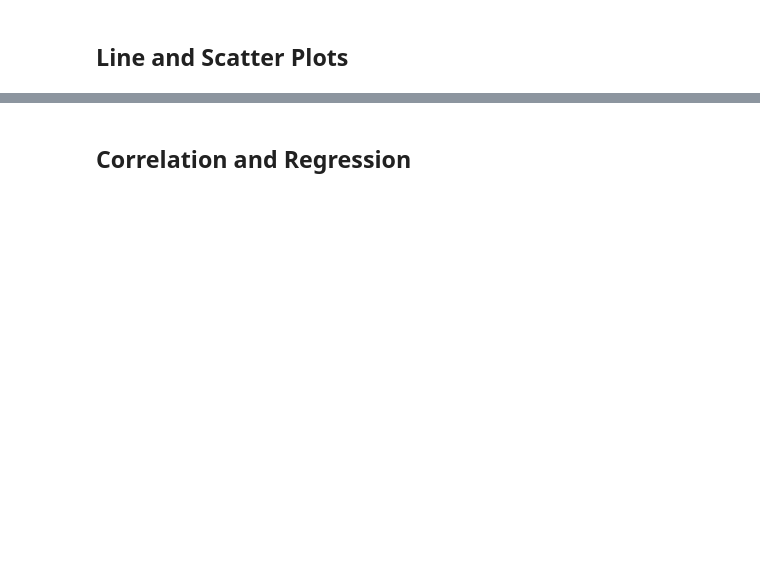
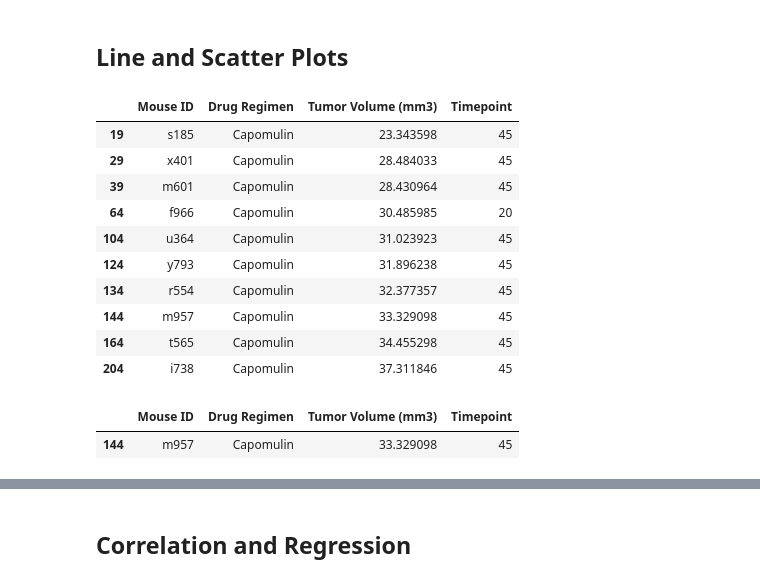
Before and after one commit to flbpilot/Matplotlib-Challenge, a Jupyter notebook: Pymaceuticals/pymaceuticals_starter.ipynb, the cells around one changed output, grey strips where cells are left out. Drawn from its saved outputs; the diff is of its cells as text; code cells hidden in the pictures; blank space fills up the shorter version.

```diff
--- a/Pymaceuticals/pymaceuticals_starter.ipynb
+++ b/Pymaceuticals/pymaceuticals_starter.ipynb
@@ -200,3 +200,13 @@ plt.show
 [figure]
 # %% [markdown]
 ## Quartiles, Outliers and Boxplots
+# %%
+# Calculate the final tumor volume of each mouse across four of the treatment regimens:
+# Capomulin, Ramicane, Infubinol, and Ceftamin
+tumor_volume = clean_results.drop_duplicates(["Mouse ID", "Drug Regimen"], keep="last")
+tumor_volume = tumor_volume[["Mouse ID", "Drug Regimen", "Tumor Volume (mm3)", "Timepoint"]]
+tumor_volume = tumor_volume.loc[(tumor_volume["Drug Regimen"] == "Capomulin")
+                               |(tumor_volume["Drug Regimen"] == "Ramicane")
+                               |(tumor_volume["Drug Regimen"] == "Infubinol")
+                               |(tumor_volume["Drug Regimen"] == "Ceftamin")]
+tumor_volume.head()
@@ -231,3 +264,18 @@ plt.show
 ## Line and Scatter Plots
 # %%
 # Generate a line plot of tumor volume vs. time point for a mouse treated with Capomulin
+capomulin_df = tumor_volume.loc[(tumor_volume["Drug Regimen"] == "Capomulin")]
+capomulin_df.head(10)
+#mouse ID #m957
+# %% [output]
+|  | Mouse ID | Drug Regimen | Tumor Volume (mm3) | Timepoint |
+| 19 | s185 | Capomulin | 23.343598 | 45 |
+| 29 | x401 | Capomulin | 28.484033 | 45 |
+| 39 | m601 | Capomulin | 28.430964 | 45 |
+| 64 | f966 | Capomulin | 30.485985 | 20 |
+| 104 | u364 | Capomulin | 31.023923 | 45 |
+| 124 | y793 | Capomulin | 31.896238 | 45 |
+| 134 | r554 | Capomulin | 32.377357 | 45 |
+| 144 | m957 | Capomulin | 33.329098 | 45 |
+| 164 | t565 | Capomulin | 34.455298 | 45 |
+| 204 | i738 | Capomulin | 37.311846 | 45 |
@@ -235,0 +282,6 @@ plt.show
+# %%
+capomulin_mouse = capomulin_df.loc[capomulin_df["Mouse ID"] == "m957"]
+capomulin_mouse
+# %% [output]
+|  | Mouse ID | Drug Regimen | Tumor Volume (mm3) | Timepoint |
+| 144 | m957 | Capomulin | 33.329098 | 45 |
```
Also changed, not shown: parts of 6 cells of this notebook.
